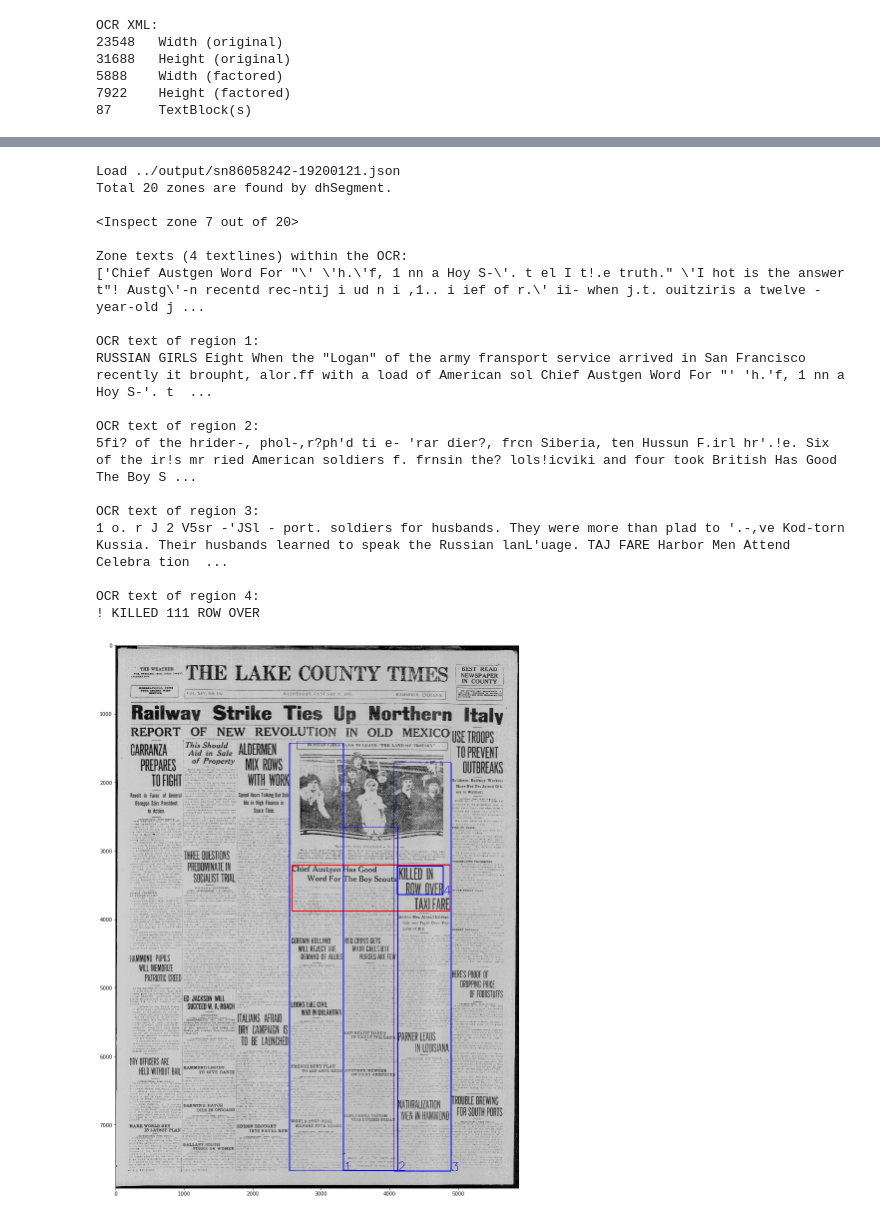
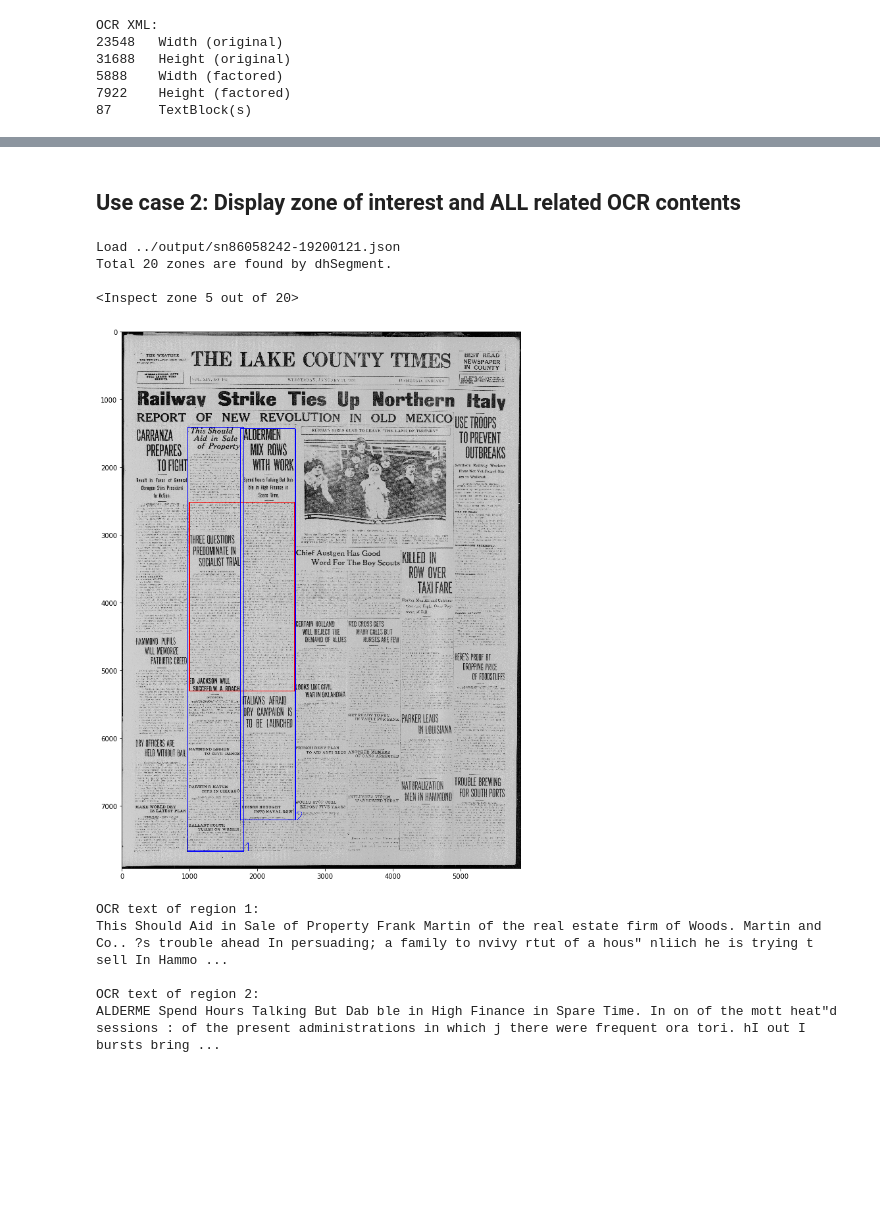
Before and after one commit to chulwoopack/Zone2OCR, a Jupyter notebook: demo/Interactive Demo.ipynb, the cells around one changed output, grey strips where cells are left out. Cells and saved outputs as stored; diff of their text form; code cells hidden in the pictures; blank space fills up the shorter version.

```diff
--- a/demo/Interactive Demo.ipynb
+++ b/demo/Interactive Demo.ipynb
@@ -210,0 +213,28 @@ with open(os.path.join(SAVE_PATH,out_json_filename),'w') as out_json_fp:
+# %%
+json_files = glob(os.path.join(SAVE_PATH,'**/*.json'),recursive=True)
+json_file = json_files[0]
+
+print("Load {}".format(json_file))
+
+data = None
+with open(json_file) as in_json_fp:
+    data = json.load(in_json_fp)
+print("Total {} zones are found by dhSegment.\n".format(len(data)))
+
+# Change index number for further inspection
+zone_idx = 4
+
+print("<Inspect zone {} out of {}>\n".format(zone_idx+1,len(data)))
+zone_textBox = data[zone_idx]
+
+img = cv2.imread(os.path.join("../example/images",os.path.basename(json_file).split('.')[0] + '.jpg'))
+canvas = np.copy(img)
+
+# Draw zone region (red color)
+cv2.drawContours(canvas,np.int32([np.array(zone_textBox['zone_coord'])]),0,(255,0,0),10)
+
+plt.figure(figsize=(15,15))
+plt.imshow(canvas)
+plt.show()
+
+print("Zone texts ({} textlines) within the OCR:\n{}\n".format(len(zone_textBox['zone_texts']), zone_textBox['zone_texts']))
@@ -211,3 +249,5 @@ with open(os.path.join(SAVE_PATH,out_json_filename),'w') as out_json_fp:
+# %% [markdown]
+## Use case 2: Display zone of interest and ALL related OCR contents
 # %%
 json_files = glob(os.path.join(SAVE_PATH,'**/*.json'),recursive=True)
 json_file = json_files[0]
@@ -220,54 +260,43 @@ with open(json_file) as in_json_fp:
 print("Total {} zones are found by dhSegment.\n".format(len(data)))
 
 # Change index number for further inspection
-zone_idx = 6
+zone_idx = 4
 
 print("<Inspect zone {} out of {}>\n".format(zone_idx+1,len(data)))
 zone_textBox = data[zone_idx]
 
 img = cv2.imread(os.path.join("../example/images",os.path.basename(json_file).split('.')[0] + '.jpg'))
 canvas = np.copy(img)
 
 # Draw zone region (red color)
 cv2.drawContours(canvas,np.int32([np.array(zone_textBox['zone_coord'])]),0,(255,0,0),10)
-
-print("Zone texts ({} textlines) within the OCR:\n{}\n".format(len(zone_textBox['zone_texts']), zone_textBox['zone_texts']))
-
-
+out_text = ""
 for ocr_idx in range(len(zone_textBox['ocr_coords'])):
     # Draw zone region (blue color)
     cv2.drawContours(canvas,np.int32([np.array(zone_textBox['ocr_coords'][ocr_idx])]),0,(0,0,255),10)
 
     font                   = cv2.FONT_HERSHEY_SIMPLEX
     topLeftCornerOfText    = tuple(zone_textBox['ocr_coords'][ocr_idx][1])
     fontScale              = 6
     fontColor              = (0,0,255)
     lineType               = 6
     cv2.putText(canvas, str(ocr_idx+1), topLeftCornerOfText, font, fontScale, fontColor,lineType, cv2.LINE_AA)
 
-    print("OCR text of region {}:\n{}\n".format(ocr_idx+1,zone_textBox['ocr_texts'][ocr_idx]))
+    out_text += "\nOCR text of region {}:\n{}\n".format(ocr_idx+1,zone_textBox['ocr_texts'][ocr_idx])
 
-plt.figure(figsize=(20,20))
+plt.figure(figsize=(15,15))
 plt.imshow(canvas)
 plt.show()
+
+print(out_text)
 # %% [output]
 Load ../output/sn86058242-19200121.json
 Total 20 zones are found by dhSegment.
 
-<Inspect zone 7 out of 20>
-
-Zone texts (4 textlines) within the OCR:
-['Chief Austgen Word For "\' \'h.\'f, 1 nn a Hoy S-\'. t el I t!.e truth." \'I hot is the answer t"! Austg\'-n recentd rec-ntij i ud n i ,1.. i ief of r.\' ii- when j.t. ouitziris a twelve -year-old j ...
-
-OCR text of region 1:
-RUSSIAN GIRLS Eight When the "Logan" of the army fransport service arrived in San Francisco recently it broupht, alor.ff with a load of American sol Chief Austgen Word For "' 'h.'f, 1 nn a Hoy S-'. t  ...
-
-OCR text of region 2:
-5fi? of the hrider-, phol-,r?ph'd ti e- 'rar dier?, frcn Siberia, ten Hussun F.irl hr'.!e. Six of the ir!s mr ried American soldiers f. frnsin the? lols!icviki and four took British Has Good The Boy S ...
-
-OCR text of region 3:
-1 o. r J 2 V5sr -'JSl - port. soldiers for husbands. They were more than plad to '.-,ve Kod-torn Kussia. Their husbands learned to speak the Russian lanL'uage. TAJ FARE Harbor Men Attend Celebra tion  ...
-
-OCR text of region 4:
-! KILLED 111 ROW OVER
+<Inspect zone 5 out of 20>
-[figure, old version]
+[figure, new version]
+OCR text of region 1:
+This Should Aid in Sale of Property Frank Martin of the real estate firm of Woods. Martin and Co.. ?s trouble ahead In persuading; a family to nvivy rtut of a hous" nliich he is trying t sell In Hammo ...
+
+OCR text of region 2:
+ALDERME Spend Hours Talking But Dab ble in High Finance in Spare Time. In on of the mott heat"d sessions : of the present administrations in which j there were frequent ora tori. hI out I bursts bring ...
```
Also changed, not shown: parts of 6 cells of this notebook.
